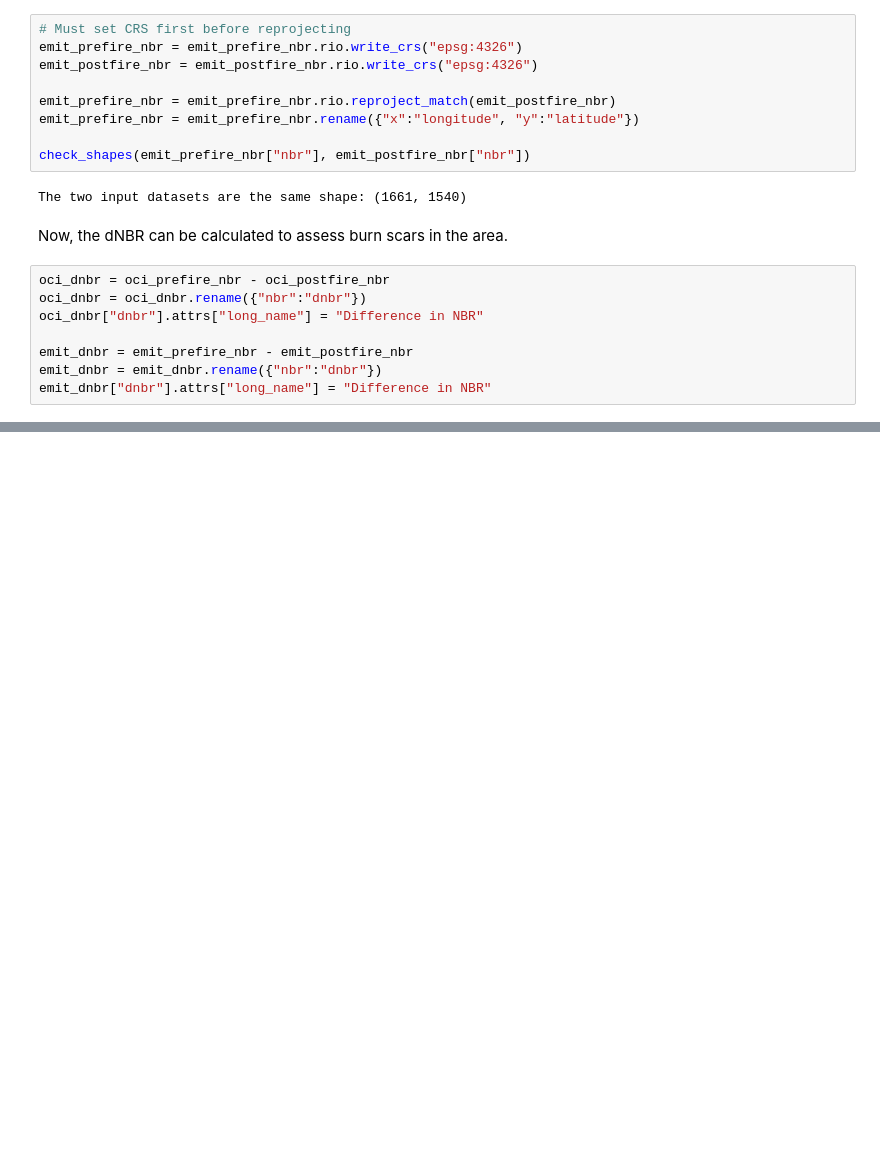
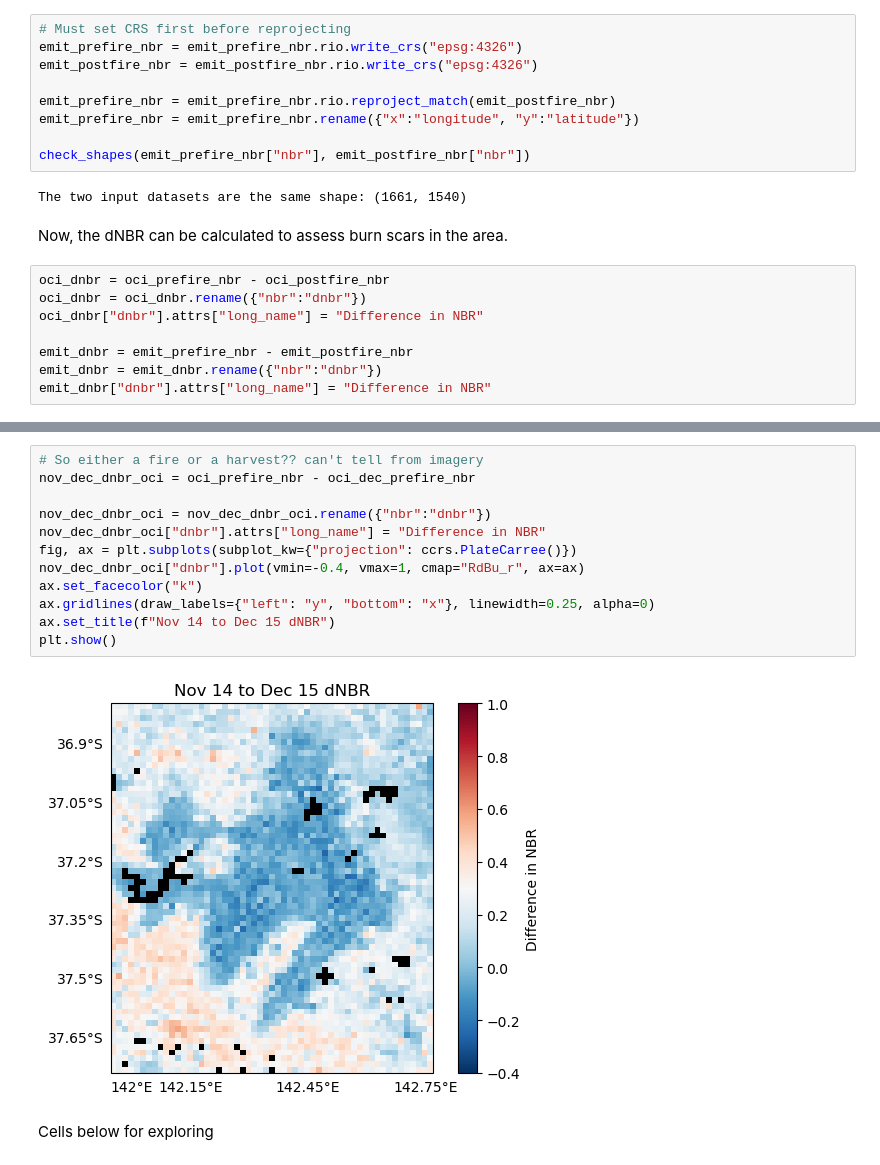
Before and after one commit to nasa/VITALS, a Jupyter notebook: python/emit_pace/03_NBR_with_PACE_EMIT.ipynb, the cells around one changed output, grey strips where cells are left out. Cells and saved outputs as stored; diff of their text form; blank space fills up the shorter version.

```diff
--- a/python/emit_pace/03_NBR_with_PACE_EMIT.ipynb
+++ b/python/emit_pace/03_NBR_with_PACE_EMIT.ipynb
@@ -173,0 +213,16 @@ plt.show()
+# %%
+# So either a fire or a harvest?? can't tell from imagery
+nov_dec_dnbr_oci = oci_prefire_nbr - oci_dec_prefire_nbr
+
+nov_dec_dnbr_oci = nov_dec_dnbr_oci.rename({"nbr":"dnbr"})
+nov_dec_dnbr_oci["dnbr"].attrs["long_name"] = "Difference in NBR"
+fig, ax = plt.subplots(subplot_kw={"projection": ccrs.PlateCarree()})
+nov_dec_dnbr_oci["dnbr"].plot(vmin=-0.4, vmax=1, cmap="RdBu_r", ax=ax)
+ax.set_facecolor("k")
+ax.gridlines(draw_labels={"left": "y", "bottom": "x"}, linewidth=0.25, alpha=0)
+ax.set_title(f"Nov 14 to Dec 15 dNBR")
+plt.show()
+# %% [output]
+[figure, added]
+# %% [markdown]
+Cells below for exploring
```
Also changed, not shown: parts of 11 cells of this notebook, 5 other files.
